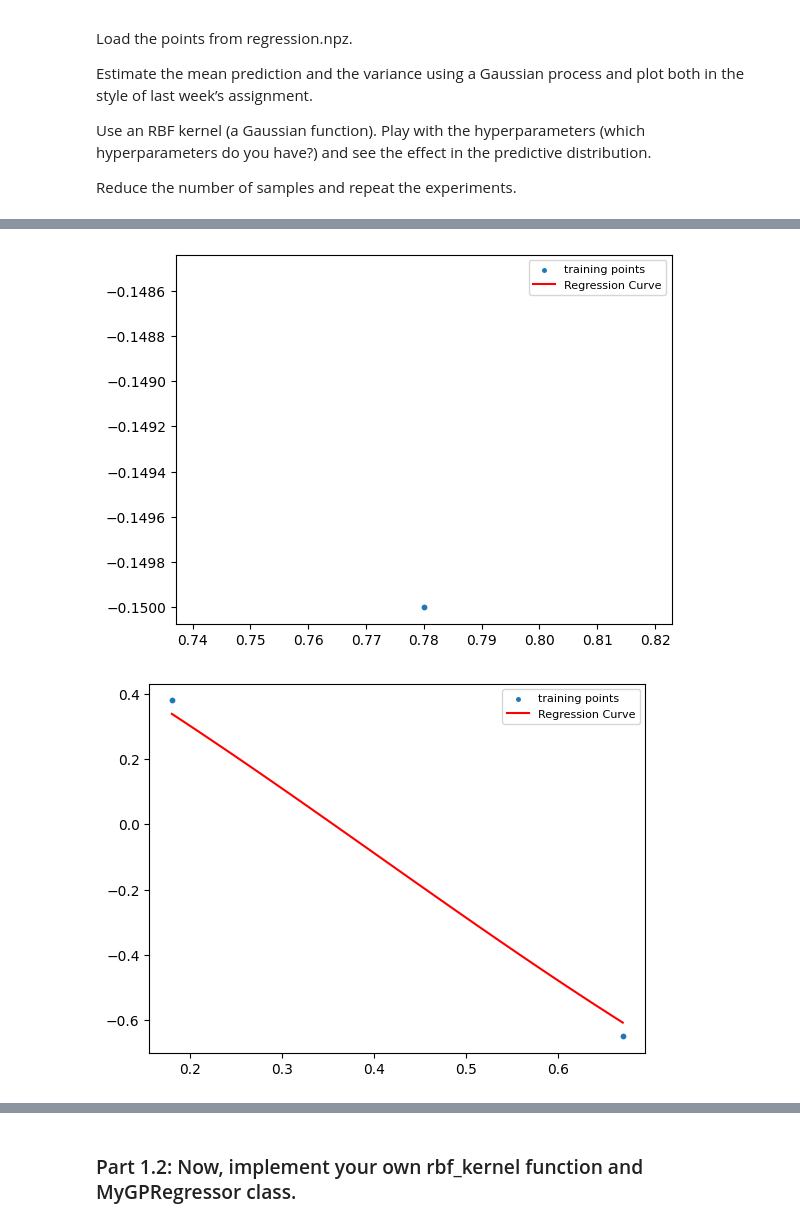
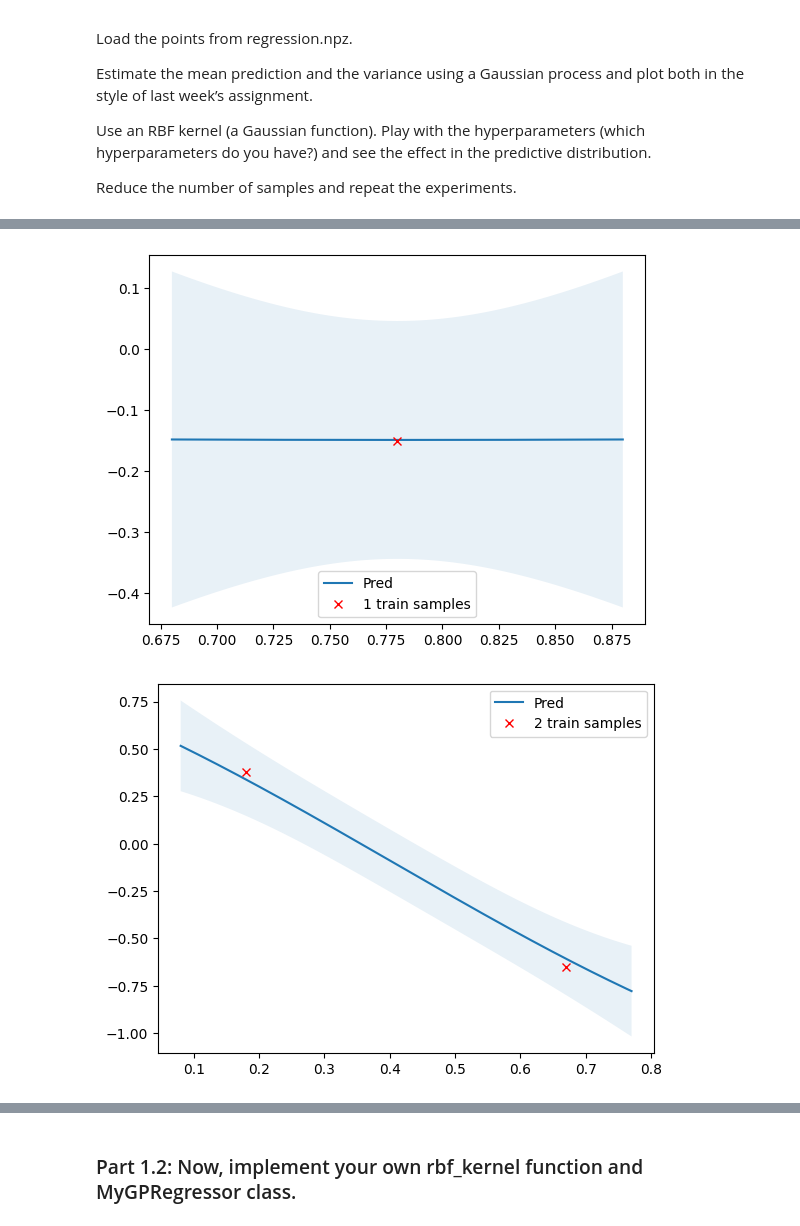
Before and after one commit to stefhacker/spr-exercises, a Jupyter notebook: ex06_gaussian_processes/ex6.ipynb, the cells around one changed output, grey strips where cells are left out. Cells and saved outputs as stored; diff of their text form; code cells hidden in the pictures.

```diff
--- a/ex06_gaussian_processes/ex6.ipynb
+++ b/ex06_gaussian_processes/ex6.ipynb
@@ -116,25 +116,19 @@ Y = data[:, 1]
 # %%
 # START TODO ################
 # Create a function that fits a GP using sklearn and run the function on the data
-def gaussian_process(x, y, alpha = 1e-2):
+def gaussian_process(x, y, X_pred, alpha = 1e-2):
     kernel = 1 * ConstantKernel(1**2, constant_value_bounds="fixed")*RBF(length_scale=1.0, length_scale_bounds="fixed")
     gaussian_process = GaussianProcessRegressor(kernel=kernel, optimizer=None, alpha=alpha)
     gaussian_process.fit(x, y)
 
 
 
-    X_pred = np.linspace(x.min(), x.max(), 100).reshape(-1, 1)
+
     mu_pred, cov_pred = gaussian_process.predict(X_pred, return_cov=True)
 
-
-    plt.scatter(x, y, marker='o', label='training points', s = 10)
-    plt.plot(X_pred, mu_pred,  color = 'red', label='Regression Curve')
-
-    plt.legend(fontsize=8, markerscale=0.8)
-
-
-
-    plt.show()
+    return mu_pred, cov_pred
 # END TODO ################
-gaussian_process(X, Y)
+X_pred = np.linspace(X.min(), X.max(), 100).reshape(-1, 1)
+mu_pred, cov_pred = gaussian_process(X, Y, X_pred)
+plot_gp(mu_pred, cov_pred, X_pred, X, Y)
 # %% [output]
@@ -142,27 +136,32 @@ gaussian_process(X, Y)
 # %%
 # START TODO ################
 # Randomly subsample your data and run the GP on [1, 2, 3, 5, 10, 20] datapoints.
 # What do you observe?
 import random
 def subsample(x, y , size, random_state = None):
     rng = np.random.default_rng(random_state)
 
     test_set_size = x.size - size
     test_indices = rng.choice(np.arange(x.size), size=test_set_size, replace=False)
     X_test = x[test_indices]
     Y_test = y[test_indices]
     test_set = set(test_indices)
     train_indices = list(set(range(x.size)) - test_set)
     X_train = x[train_indices]
     Y_train = y[train_indices]
 
 
     return X_train, Y_train, X_test, Y_test
 # END TODO  ################
 
-for i in [1, 2, 3, 5, 10, 20]:
+for i in [1, 2, 3, 5, 10, 15]:
     X_train, Y_train, X_test, Y_test = subsample(X,Y,size=i, random_state=42)
-    gaussian_process(X_train, Y_train)
+
+    X_pred = np.linspace(X_train.min()-0.1, X_train.max()+0.1, 500, endpoint=True).reshape(-1, 1)
+
+    mu_pred, cov_pred = gaussian_process(X_train, Y_train, X_pred)
+    plot_gp(mu_pred, cov_pred, X_pred, X_train, Y_train)
+    plt.show()
 # %% [output]
-[figure, old version]
+[figure, new version]
-[figure, old version]
+[figure, new version]
```
Also changed, not shown: parts of 6 cells of this notebook.
